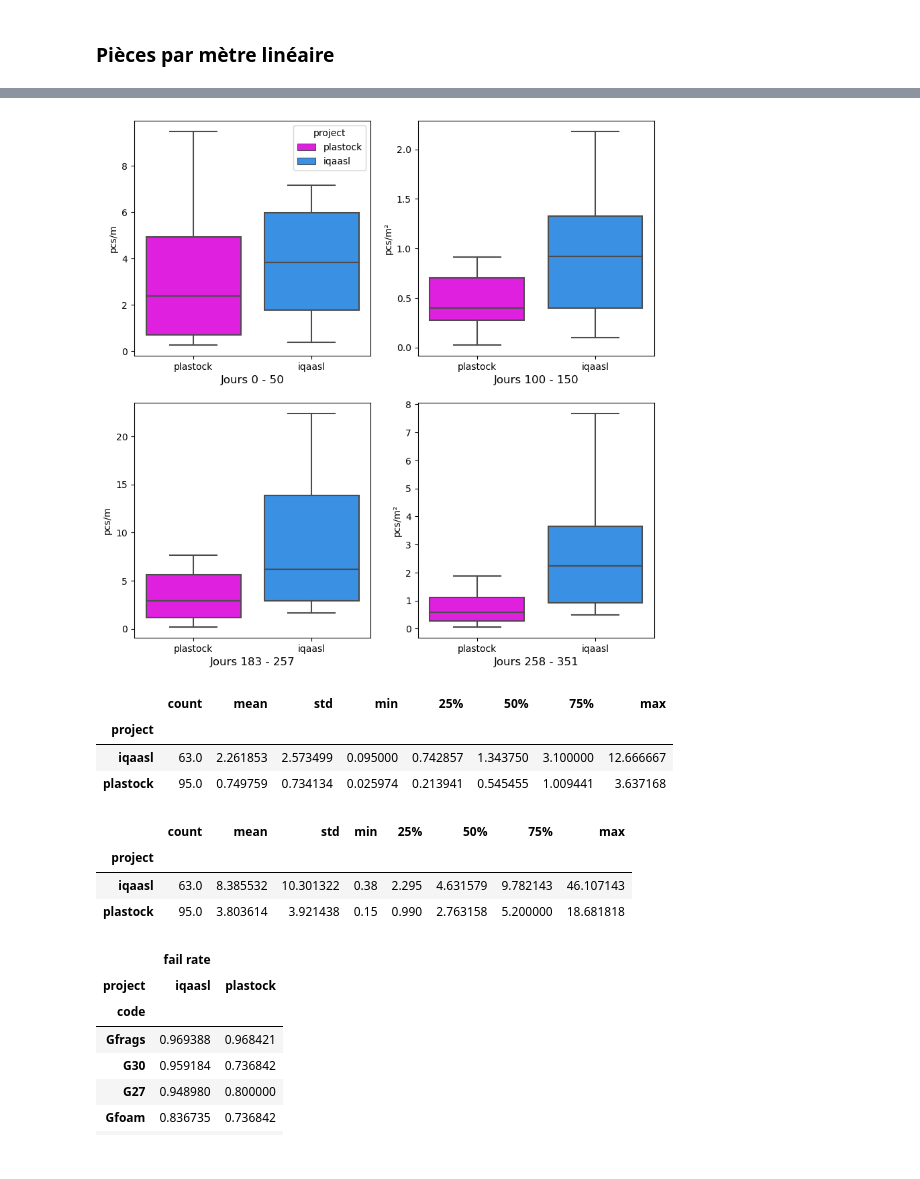
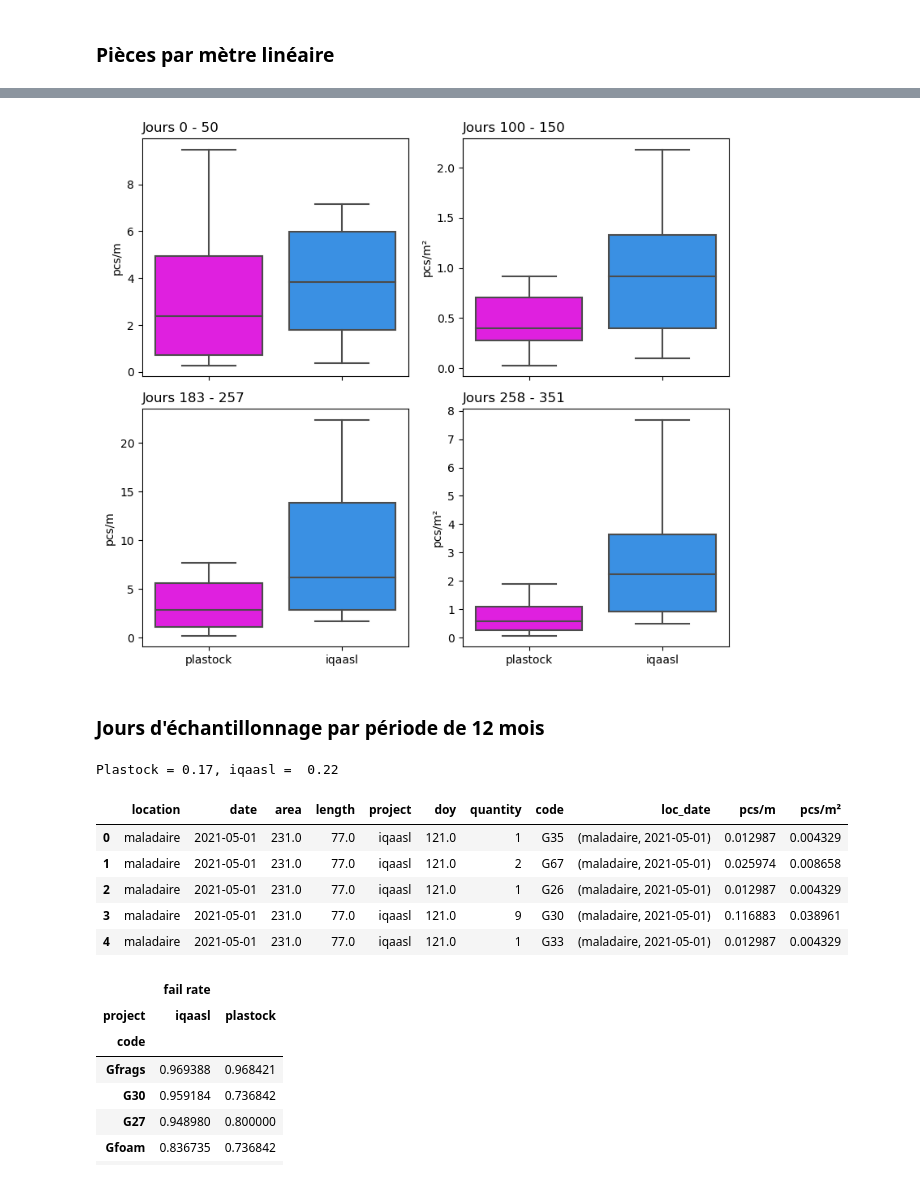
Before and after one commit to AssociationSauvegardeLeman/plastock, a Jupyter notebook: plastock_iqaasl.ipynb, the cells around one changed output, grey strips where cells are left out. Cells and saved outputs as stored; diff of their text form; code cells hidden in the pictures.

```diff
--- a/plastock_iqaasl.ipynb
+++ b/plastock_iqaasl.ipynb
@@ -251,5 +263,5 @@ summary_pm
 # %%
-fig, ax = plt.subplots(2,2, figsize=(10, 10))
+fig, ax = plt.subplots(2,2, figsize=(8, 7))
 palette= {"iqaasl":"dodgerblue", "plastock":"magenta"}
 
 sns.scatterplot(data=combined_dt, x="doy", y="pcs/m", ax=ax[0,0], hue="project", palette=palette)
@@ -266,6 +278,6 @@ ax[1,1].set_xlabel("")
 for anax in [ax[0,0], ax[1,0], ax[1,1]]:
     anax.get_legend().remove()
 
-
+plt.tight_layout()
 plt.show()
 # %% [output]
@@ -278,53 +305,59 @@ sns.ecdfplot(data=combined_dt, x="pcs/m", hue="project", palette=palette)
 # %%
 
 mask = (combined_dt.doy >=  0) & (combined_dt.doy <= 50)
 q1 = combined_dt[mask]
+
+mask_notin_pstock = (combined_dt.doy >50) & (combined_dt.doy < 100)
+not_inpstck = combined_dt[mask_notin_pstock]
 
 mask2 = (combined_dt.doy >= 100) & (combined_dt.doy <= 150)
 q2 = combined_dt[mask2]
 
 mask3 = (combined_dt.doy >= 183) & (combined_dt.doy <= 257)
 q3 = combined_dt[mask3]
 
 mask4 = (combined_dt.doy > 257) & (combined_dt.doy <= 351)
 q4 = combined_dt[mask3]
 
-merged_qs = pd.concat([q1, q2, q3, q4], axis=0)
+merged_qs = pd.concat([q1, q2, q3, q4, not_inpstck], axis=0)
 
-fig, ax = plt.subplots(2,2, figsize=(10, 10))
+fig, ax = plt.subplots(2,2, figsize=(8, 7), sharex=True)
 palette= {"iqaasl":"dodgerblue", "plastock":"magenta"}
 
 sns.boxplot(data=q1, x="project", y="pcs/m", ax=ax[0,0], hue="project", palette=palette, showfliers=False, dodge=False)
 sns.boxplot(data=q2, x="project", y="pcs/m²", ax=ax[0,1], hue="project", palette=palette, showfliers=False, dodge=False)
 sns.boxplot(data=q3, x='project', y="pcs/m", ax=ax[1,0], hue="project", palette=palette, showfliers=False, dodge=False)
 sns.boxplot(data=q4, x='project', y="pcs/m²", ax=ax[1,1], hue="project", palette=palette, showfliers=False, dodge=False)
 
-ax[0,0].set_xlabel("Jours 0 - 50", fontsize=12)
-ax[0,1].set_xlabel("Jours 100 - 150", fontsize=12)
-ax[1,0].set_xlabel("Jours 183 - 257", fontsize=12)
-ax[1,1].set_xlabel("Jours 258 - 351", fontsize=12)
-for anax in [ax[0,1], ax[1,0], ax[1,1]]:
+ax[0,0].set_title("Jours 0 - 50", fontsize=12, loc="left")
+ax[0,1].set_title("Jours 100 - 150", fontsize=12, loc="left")
+ax[1,0].set_title("Jours 183 - 257", fontsize=12, loc="left")
+ax[1,1].set_title("Jours 258 - 351", fontsize=12, loc="left")
+for anax in [ax[0,1], ax[1,0], ax[1,1], ax[0,0]]:
     anax.get_legend().remove()
+    anax.set_xlabel("")
 
-
+plt.tight_layout()
 plt.show()
 # %% [output]
-[figure, old version]
+[figure, new version]
-# %%
-merged_qs_parea = merged_qs.groupby("project")["pcs/m²"].describe()
-merged_qs_parea
-# %% [output]
-|  | count | mean | std | min | 25% | 50% | 75% | max |
-| project |  |  |  |  |  |  |  |  |
-| iqaasl | 63.0 | 2.261853 | 2.573499 | 0.095000 | 0.742857 | 1.343750 | 3.100000 | 12.666667 |
-| plastock | 95.0 | 0.749759 | 0.734134 | 0.025974 | 0.213941 | 0.545455 | 1.009441 | 3.637168 |
-# %%
-merged_qs_pm = merged_qs.groupby("project")["pcs/m"].describe()
-merged_qs_pm
-# %% [output]
-|  | count | mean | std | min | 25% | 50% | 75% | max |
-| project |  |  |  |  |  |  |  |  |
-| iqaasl | 63.0 | 8.385532 | 10.301322 | 0.38 | 2.295 | 4.631579 | 9.782143 | 46.107143 |
-| plastock | 95.0 | 3.803614 | 3.921438 | 0.15 | 0.990 | 2.763158 | 5.200000 | 18.681818 |
+# %% [markdown]
+### Jours d'échantillonnage par période de 12 mois
+# %%
+cov_pstock = combined_dt[combined_dt.project == "plastock"].date.nunique()
+cov_iqaasl = combined_dt[combined_dt.project == "iqaasl"].date.nunique()
+
+print(f'Plastock = {round(cov_pstock/365, 2)}, iqaasl =  {round(cov_iqaasl/365, 2)}')
+# %% [output]
+Plastock = 0.17, iqaasl =  0.22
+# %%
+combined.head()
+# %% [output]
+|  | location | date | area | length | project | doy | quantity | code | loc_date | pcs/m | pcs/m² |
+| 0 | maladaire | 2021-05-01 | 231.0 | 77.0 | iqaasl | 121.0 | 1 | G35 | (maladaire, 2021-05-01) | 0.012987 | 0.004329 |
+| 1 | maladaire | 2021-05-01 | 231.0 | 77.0 | iqaasl | 121.0 | 2 | G67 | (maladaire, 2021-05-01) | 0.025974 | 0.008658 |
+| 2 | maladaire | 2021-05-01 | 231.0 | 77.0 | iqaasl | 121.0 | 1 | G26 | (maladaire, 2021-05-01) | 0.012987 | 0.004329 |
+| 3 | maladaire | 2021-05-01 | 231.0 | 77.0 | iqaasl | 121.0 | 9 | G30 | (maladaire, 2021-05-01) | 0.116883 | 0.038961 |
+| 4 | maladaire | 2021-05-01 | 231.0 | 77.0 | iqaasl | 121.0 | 1 | G33 | (maladaire, 2021-05-01) | 0.012987 | 0.004329 |
 # %%
 # fail rate
```
Also changed, not shown: parts of 10 cells of this notebook, 1 other file.
